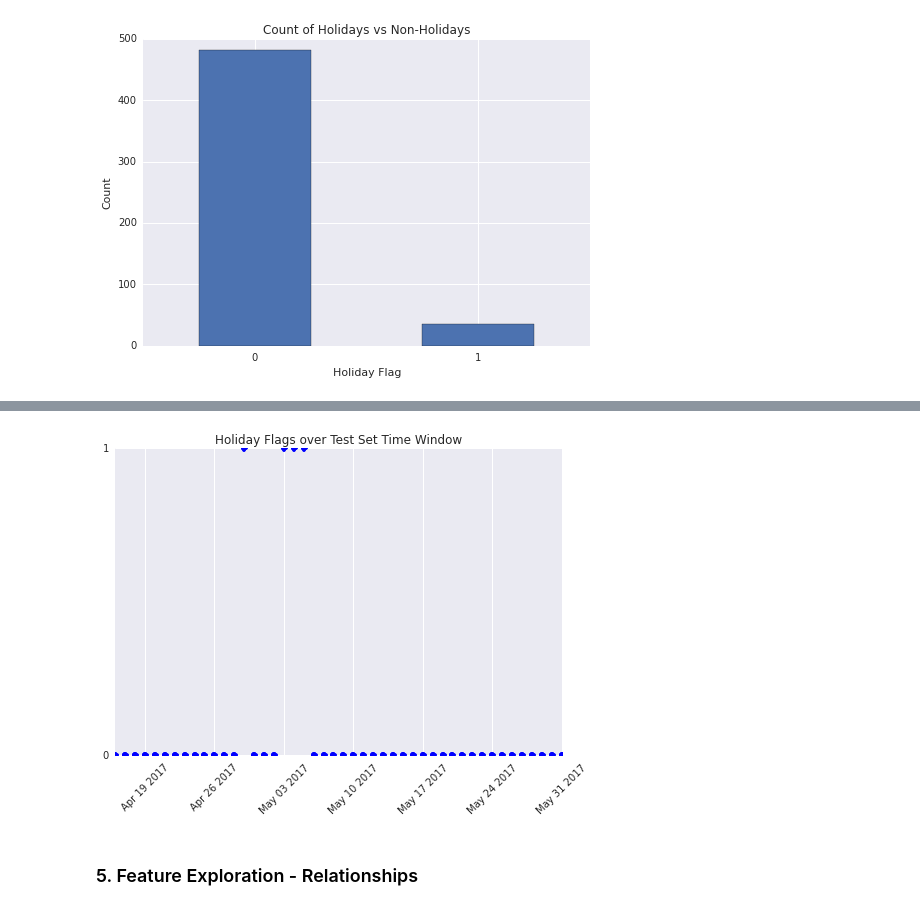
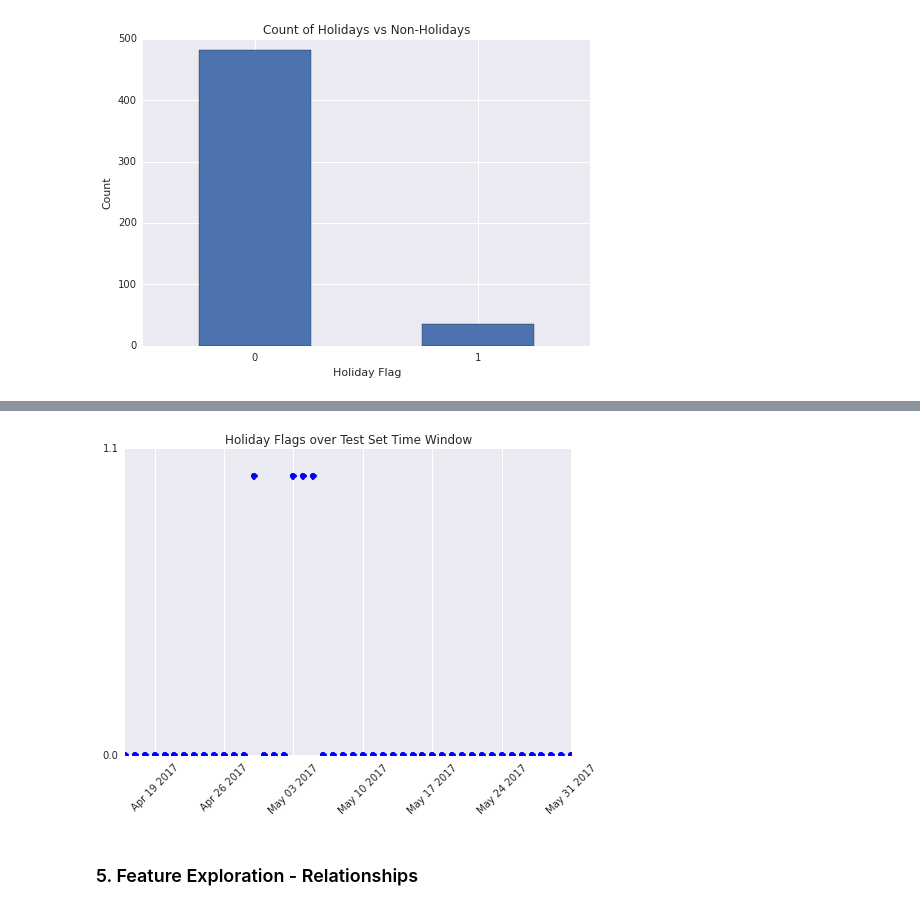
Before and after one commit to KirosG/RestaurantVisitorForecasting, a Jupyter notebook: RestaurantVisitorForecasting.ipynb, the cells around one changed output, grey strips where cells are left out. Drawn from its saved outputs; the diff is of its cells as text; code cells hidden in the pictures.

```diff
--- a/RestaurantVisitorForecasting.ipynb
+++ b/RestaurantVisitorForecasting.ipynb
@@ -481,13 +474,13 @@ plt.show()
 # %%
 date_sub = date_info[date_info.calendar_date > '2017-04-15']
 date_sub = date_sub[date_sub.calendar_date < '2017-06-01']
 plt.plot_date(x=date_sub.calendar_date, y=date_sub.holiday_flg)
-plt.yticks(np.arange(0, 2, 1.0))
+plt.yticks(np.arange(0, 2, 1.1))
 plt.xticks(rotation=45)
 plt.title('Holiday Flags over Test Set Time Window')
 plt.show()
 # %% [output]
-[figure, old version]
+[figure, new version]
 # %% [markdown]
 ### 5. Feature Exploration - Relationships
 # %% [markdown]
```
Also changed, not shown: parts of 40 cells of this notebook, 1 other file.
